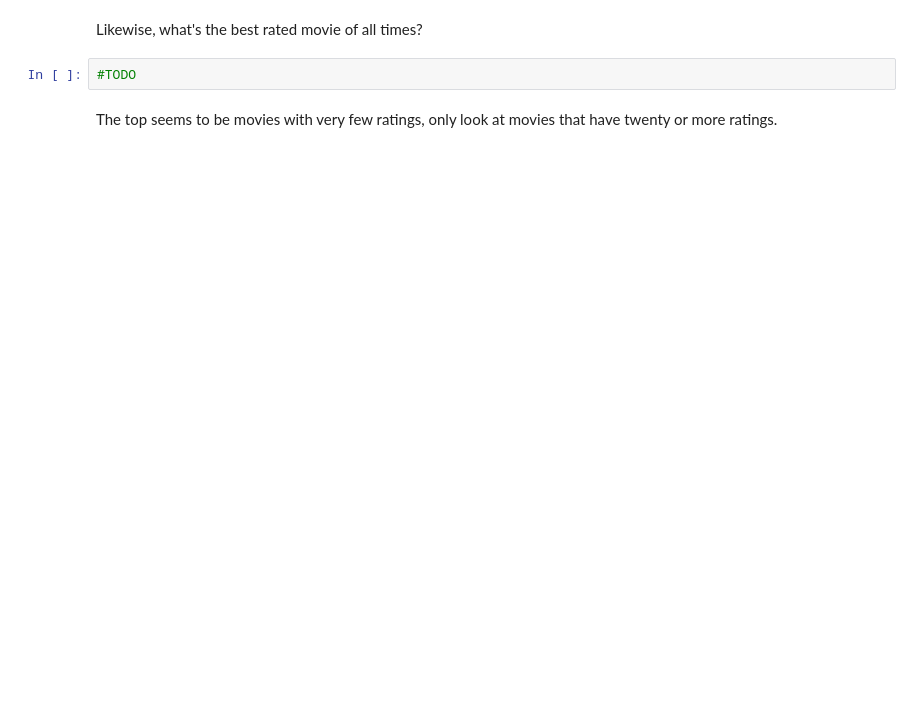
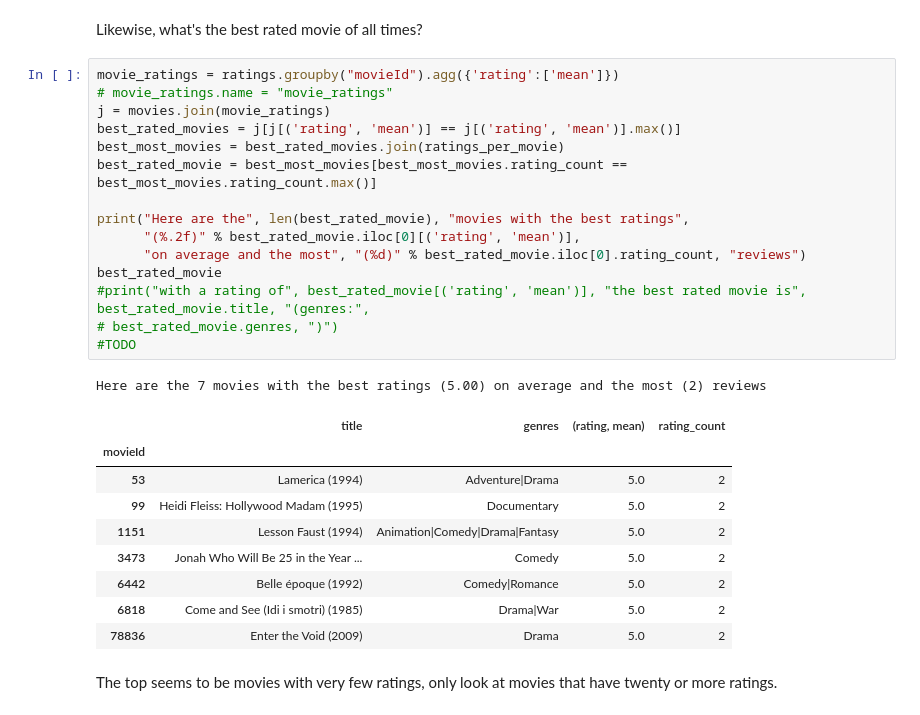
Before and after one commit to nice-oven/saki-2021-reco, a Jupyter notebook: SAKI reco exercise.ipynb, the cells around one changed output. Cells and saved outputs as stored; diff of their text form; blank space fills up the shorter version.

```diff
--- a/SAKI reco exercise.ipynb
+++ b/SAKI reco exercise.ipynb
@@ -76,7 +121,31 @@ This is a all not very informative. Try joining the movies data to this result s
 # %% [markdown]
 Likewise, what's the best rated movie of all times?
 # %%
+movie_ratings = ratings.groupby("movieId").agg({'rating':['mean']})
+# movie_ratings.name = "movie_ratings"
+j = movies.join(movie_ratings)
+best_rated_movies = j[j[('rating', 'mean')] == j[('rating', 'mean')].max()]
+best_most_movies = best_rated_movies.join(ratings_per_movie)
+best_rated_movie = best_most_movies[best_most_movies.rating_count == best_most_movies.rating_count.max()]
+
+print("Here are the", len(best_rated_movie), "movies with the best ratings",
+      "(%.2f)" % best_rated_movie.iloc[0][('rating', 'mean')],
+      "on average and the most", "(%d)" % best_rated_movie.iloc[0].rating_count, "reviews")
+best_rated_movie
+#print("with a rating of", best_rated_movie[('rating', 'mean')], "the best rated movie is", best_rated_movie.title, "(genres:",
+# best_rated_movie.genres, ")")
 #TODO
+# %% [output]
+Here are the 7 movies with the best ratings (5.00) on average and the most (2) reviews
+|  | title | genres | (rating, mean) | rating_count |
+| movieId |  |  |  |  |
+| 53 | Lamerica (1994) | Adventure|Drama | 5.0 | 2 |
+| 99 | Heidi Fleiss: Hollywood Madam (1995) | Documentary | 5.0 | 2 |
+| 1151 | Lesson Faust (1994) | Animation|Comedy|Drama|Fantasy | 5.0 | 2 |
+| 3473 | Jonah Who Will Be 25 in the Year ... | Comedy | 5.0 | 2 |
+| 6442 | Belle époque (1992) | Comedy|Romance | 5.0 | 2 |
+| 6818 | Come and See (Idi i smotri) (1985) | Drama|War | 5.0 | 2 |
+| 78836 | Enter the Void (2009) | Drama | 5.0 | 2 |
 # %% [markdown]
 The top seems to be movies with very few ratings, only look at movies that have twenty or more ratings.
 # %%
```
Also changed, not shown: parts of 12 cells of this notebook, 1 other file.
